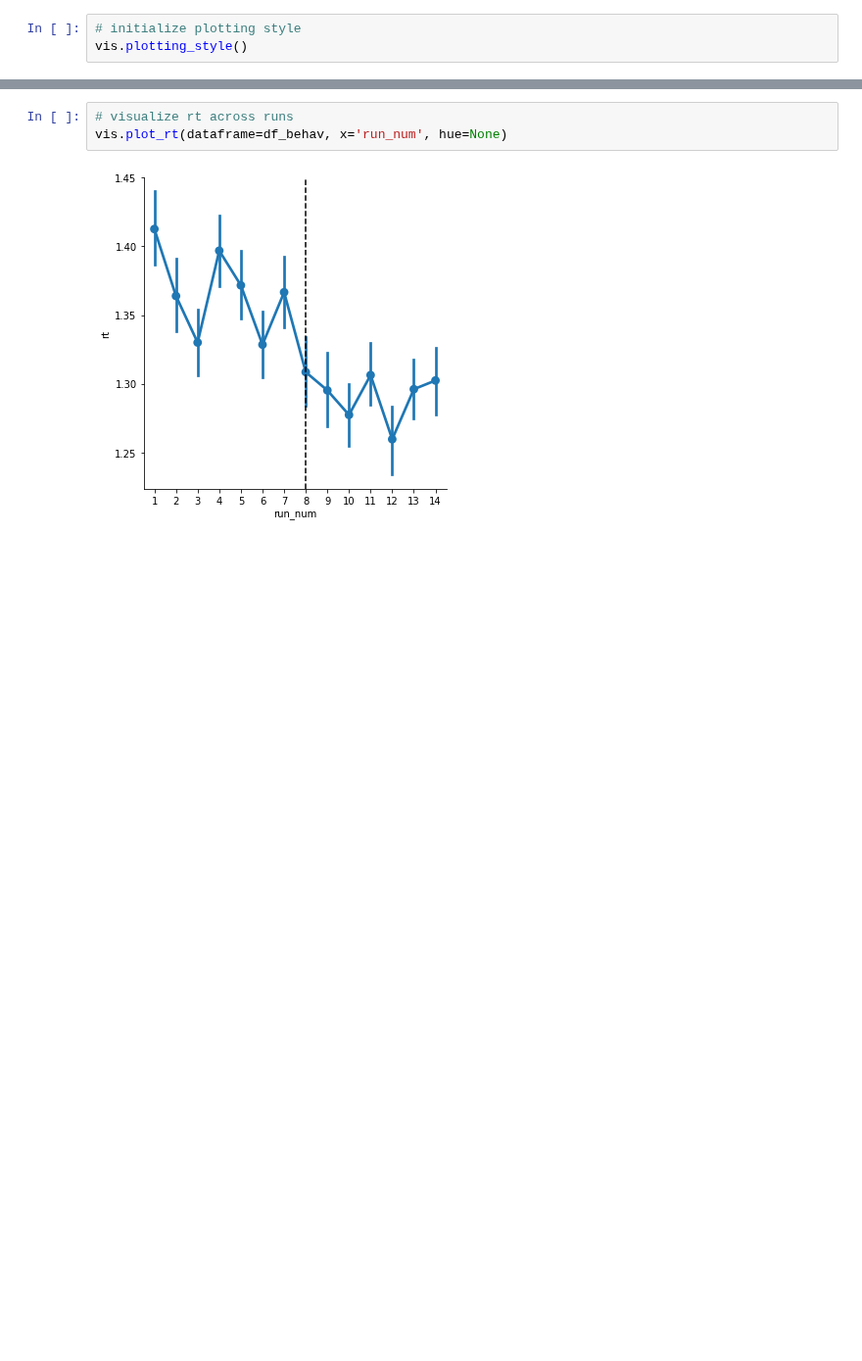
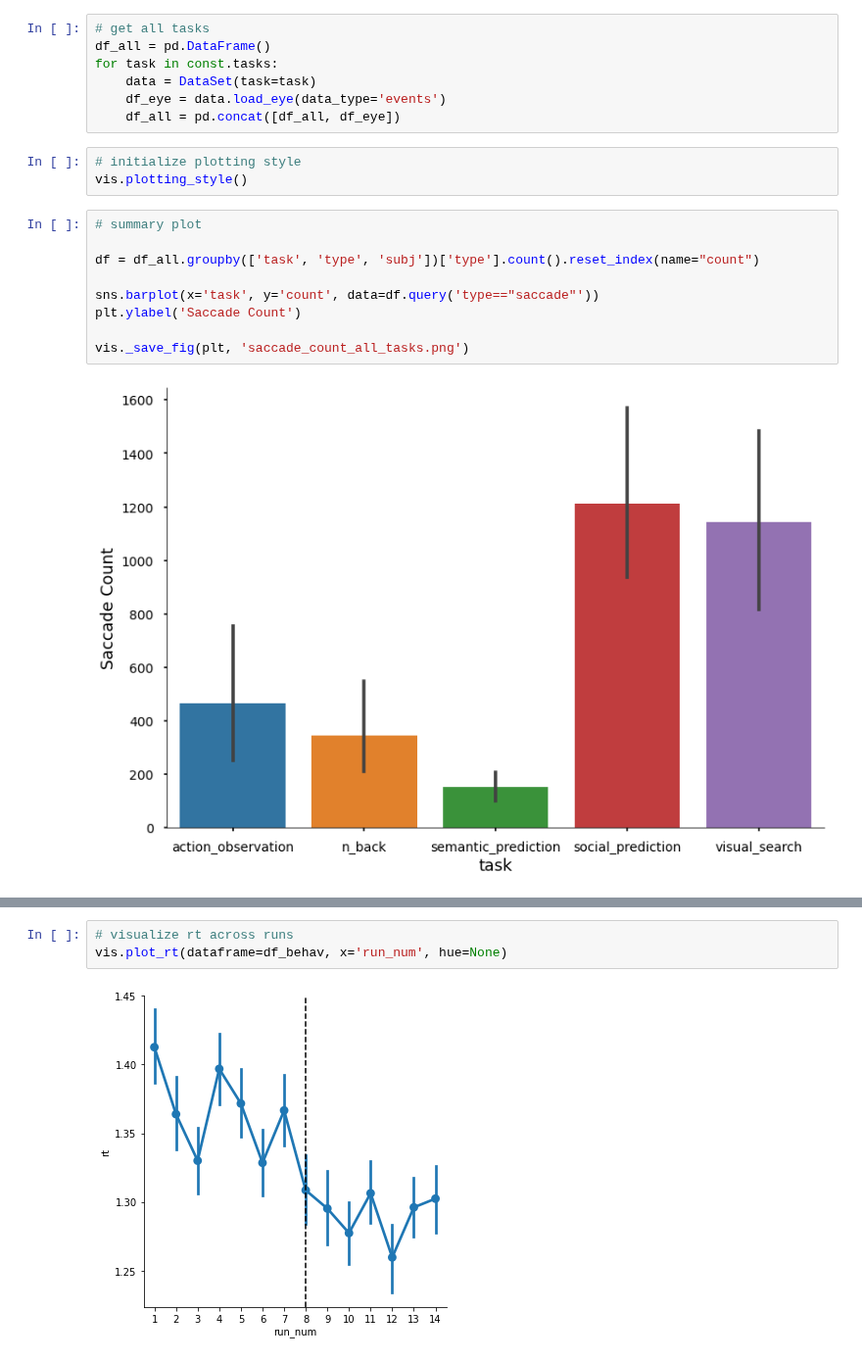
Before and after one commit to maedbhk/action_prediction, a Jupyter notebook: notebooks/1.0-mk-social_prediction.ipynb, the cells around one changed output, grey strips where cells are left out. Shown at 98% size. Cells and saved outputs as stored; diff of their text form; blank space fills up the shorter version.

```diff
--- a/notebooks/1.0-mk-social_prediction.ipynb
+++ b/notebooks/1.0-mk-social_prediction.ipynb
@@ -31,6 +28,24 @@ df_eye = data.load_eye(data_type='events')
 
 # merge eyetracking with behav
 df_merged = data.merge_behav_eye(dataframe_behav=df_behav, dataframe_eye=df_eye)
+# %%
+# get all tasks
+df_all = pd.DataFrame()
+for task in const.tasks:
+    data = DataSet(task=task)
+    df_eye = data.load_eye(data_type='events')
+    df_all = pd.concat([df_all, df_eye])
 # %%
 # initialize plotting style
 vis.plotting_style()
+# %%
+# summary plot
+
+df = df_all.groupby(['task', 'type', 'subj'])['type'].count().reset_index(name="count")
+
+sns.barplot(x='task', y='count', data=df.query('type=="saccade"'))
+plt.ylabel('Saccade Count')
+
+vis._save_fig(plt, 'saccade_count_all_tasks.png')
+# %% [output]
+[figure, added]
```
Also changed, not shown: parts of 7 cells of this notebook, 15 other files.
